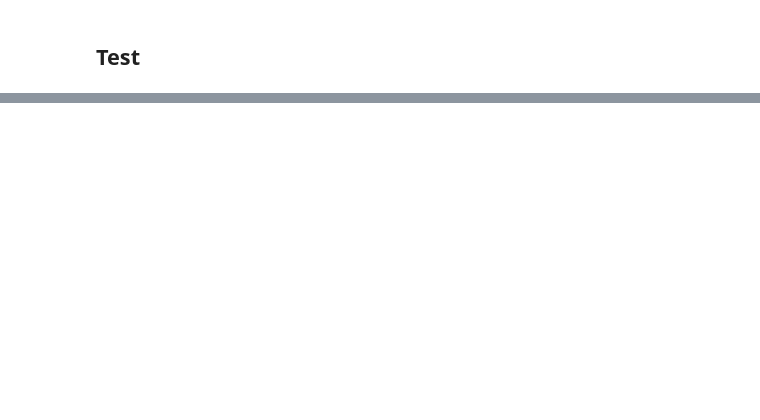
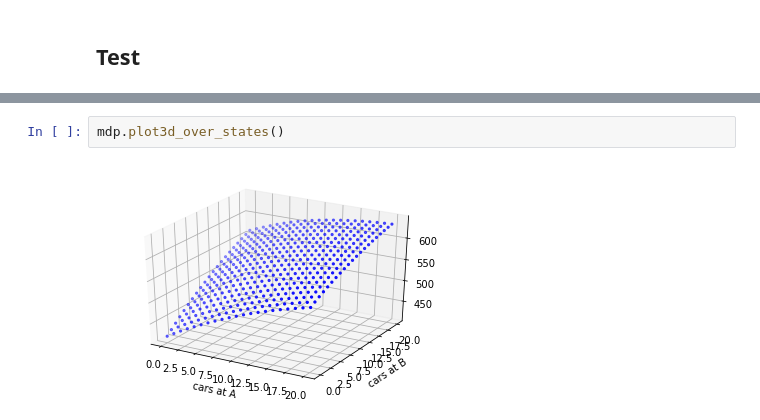
Before and after one commit to marisanest/knowledge-representation, a Jupyter notebook: assignment02/notebooks/main.ipynb, the cells around one changed output, grey strips where cells are left out. Saved outputs shown, nothing was run; the diff lists cells and outputs as text; blank space fills up the shorter version.

```diff
--- a/assignment02/notebooks/main.ipynb
+++ b/assignment02/notebooks/main.ipynb
@@ -36,0 +107,4 @@ p.plot_policy(policy)
+# %%
+mdp.plot3d_over_states()
+# %% [output]
+[figure, added]
```
Also changed, not shown: parts of 24 cells of this notebook.
